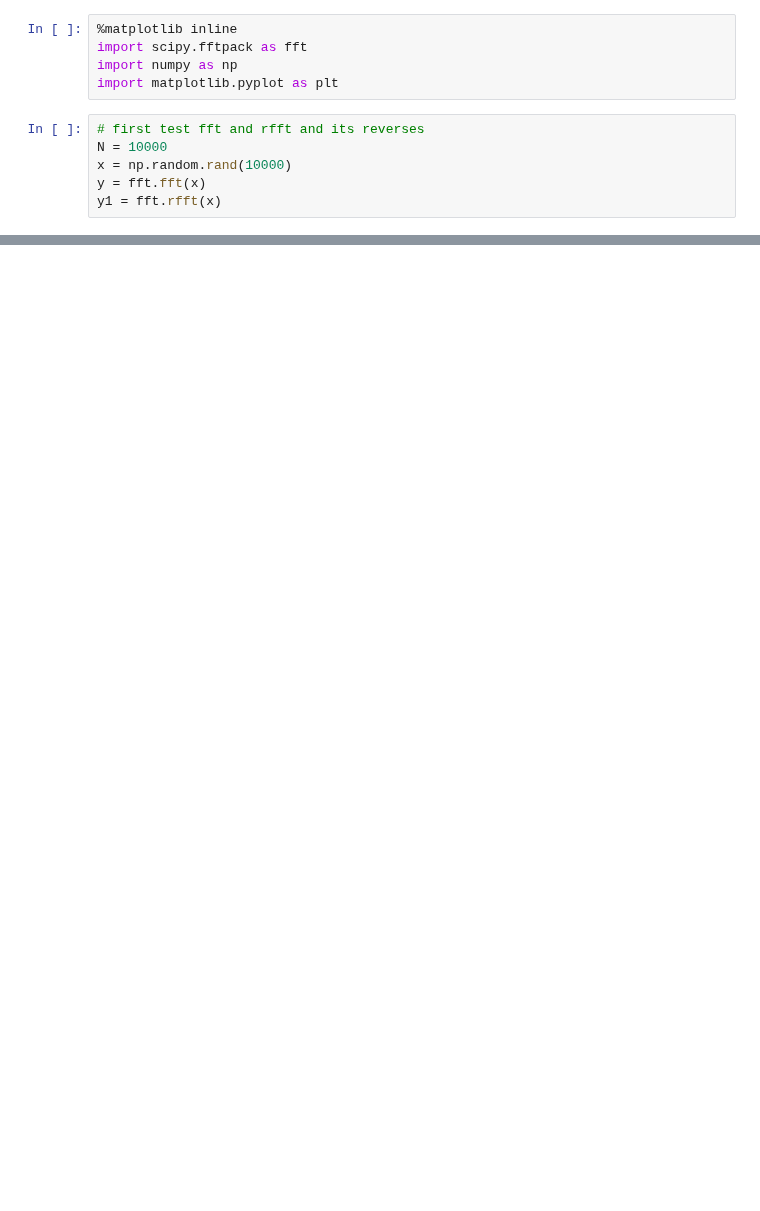
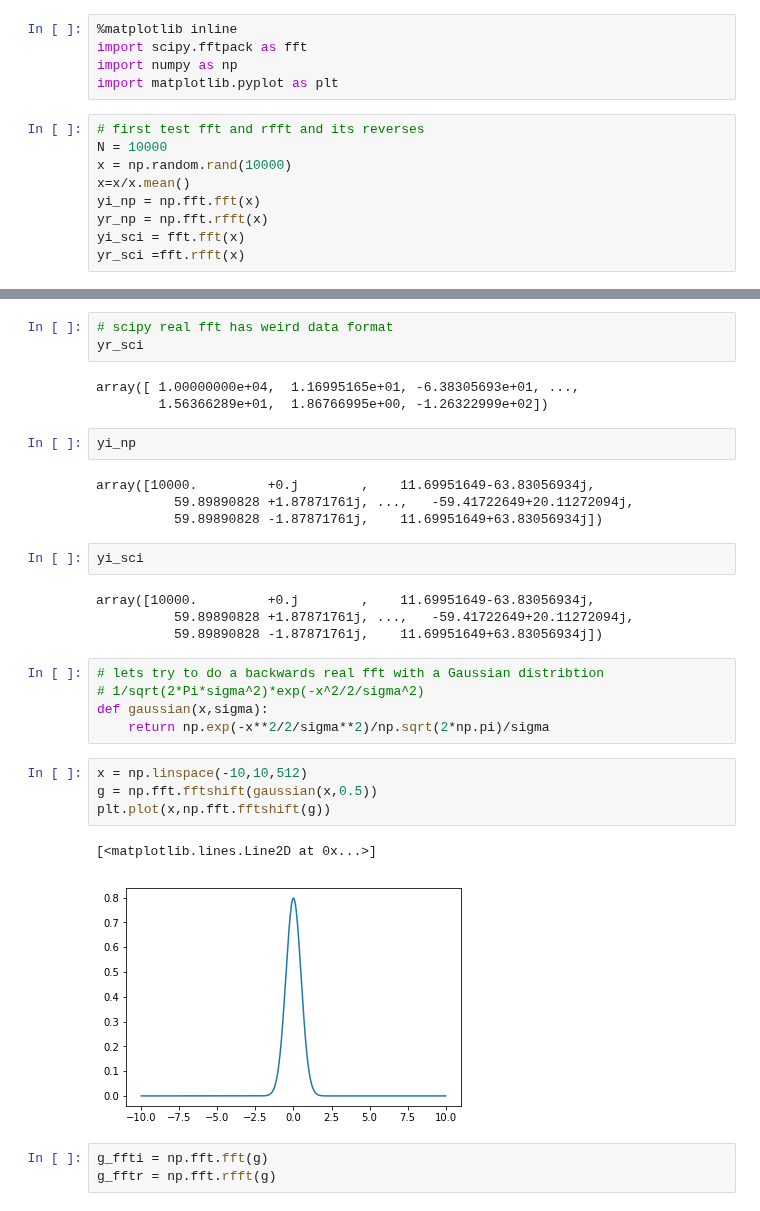
Before and after one commit to hstrey/FCS-simulations, a Jupyter notebook: Testing fft.ipynb, the cells around one changed output, grey strips where cells are left out. Saved outputs shown, nothing was run; the diff lists cells and outputs as text; blank space fills up the shorter version.

Commit message:
trying to get rfft working for the project

```diff
--- a/Testing fft.ipynb
+++ b/Testing fft.ipynb
@@ -7,5 +7,8 @@ import matplotlib.pyplot as plt
 # first test fft and rfft and its reverses
 N = 10000
 x = np.random.rand(10000)
-y = fft.fft(x)
-y1 = fft.rfft(x)
+x=x/x.mean()
+yi_np = np.fft.fft(x)
+yr_np = np.fft.rfft(x)
+yi_sci = fft.fft(x)
+yr_sci =fft.rfft(x)
@@ -33,0 +32,33 @@ array([10457.28397124-1.24337251e-13j,  -237.68135689-2.34963546e+01j,
+# %%
+# scipy real fft has weird data format
+yr_sci
+# %% [output]
+array([ 1.00000000e+04,  1.16995165e+01, -6.38305693e+01, ...,
+        1.56366289e+01,  1.86766995e+00, -1.26322999e+02])
+# %%
+yi_np
+# %% [output]
+array([10000.         +0.j        ,    11.69951649-63.83056934j,
+          59.89890828 +1.87871761j, ...,   -59.41722649+20.11272094j,
+          59.89890828 -1.87871761j,    11.69951649+63.83056934j])
+# %%
+yi_sci
+# %% [output]
+array([10000.         +0.j        ,    11.69951649-63.83056934j,
+          59.89890828 +1.87871761j, ...,   -59.41722649+20.11272094j,
+          59.89890828 -1.87871761j,    11.69951649+63.83056934j])
+# %%
+# lets try to do a backwards real fft with a Gaussian distribtion
+# 1/sqrt(2*Pi*sigma^2)*exp(-x^2/2/sigma^2)
+def gaussian(x,sigma):
+    return np.exp(-x**2/2/sigma**2)/np.sqrt(2*np.pi)/sigma
+# %%
+x = np.linspace(-10,10,512)
+g = np.fft.fftshift(gaussian(x,0.5))
+plt.plot(x,np.fft.fftshift(g))
+# %% [output]
+[<matplotlib.lines.Line2D at 0x...>]
+[figure, added]
+# %%
+g_ffti = np.fft.fft(g)
+g_fftr = np.fft.rfft(g)
```
Also changed, not shown: parts of 10 cells of this notebook, 3 other files.
